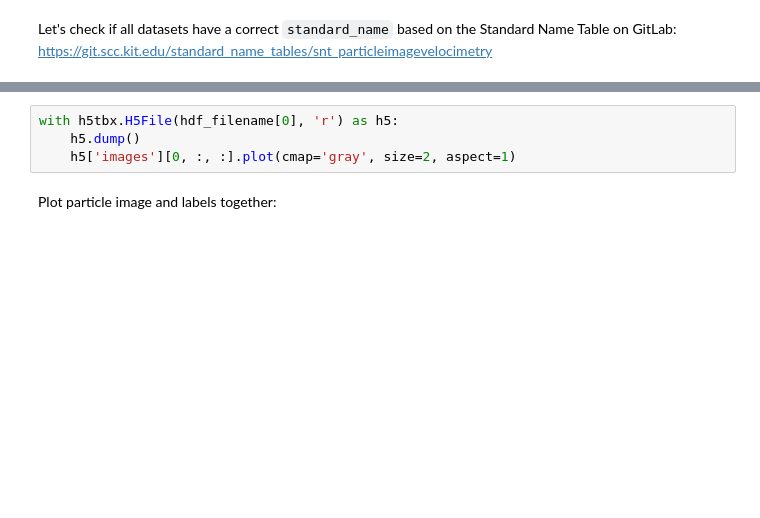
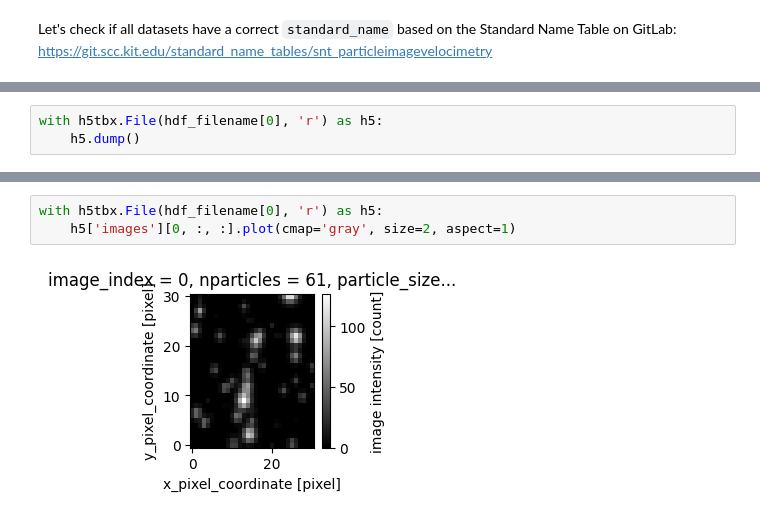
Before and after one commit to matthiasprobst/synpivimage, a Jupyter notebook: examples/generate_datasets.ipynb, the cells around one changed output, grey strips where cells are left out. Cells and saved outputs as stored; diff of their text form; blank space fills up the shorter version.

```diff
--- a/examples/generate_datasets.ipynb
+++ b/examples/generate_datasets.ipynb
@@ -71,0 +99,3 @@ snt.check_file(hdf_filename[0], raise_error=True)
+# %%
+with h5tbx.File(hdf_filename[0], 'r') as h5:
+    h5.dump()
@@ -72,6 +104,5 @@ snt.check_file(hdf_filename[0], raise_error=True)
 # %%
-with h5tbx.H5File(hdf_filename[0], 'r') as h5:
-    h5.dump()
+with h5tbx.File(hdf_filename[0], 'r') as h5:
     h5['images'][0, :, :].plot(cmap='gray', size=2, aspect=1)
+# %% [output]
+[figure, added]
-# %% [markdown]
-Plot particle image and labels together:
```
Also changed, not shown: parts of 20 cells of this notebook, 5 other files.
